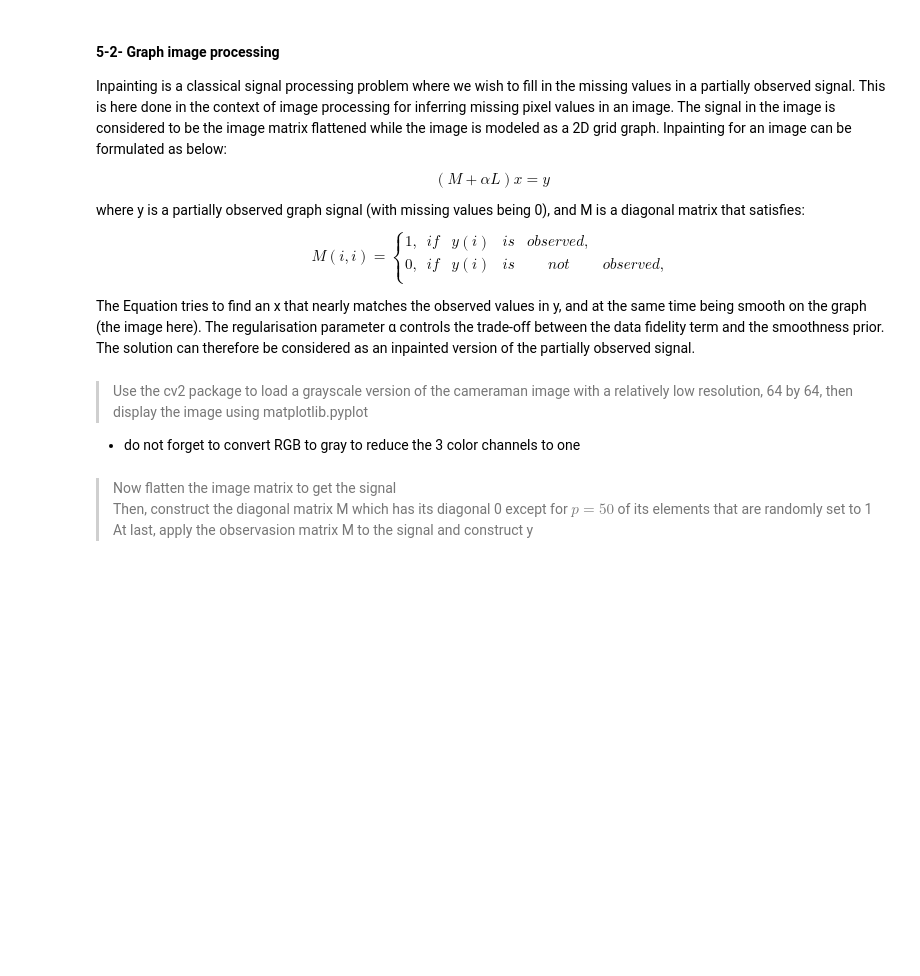
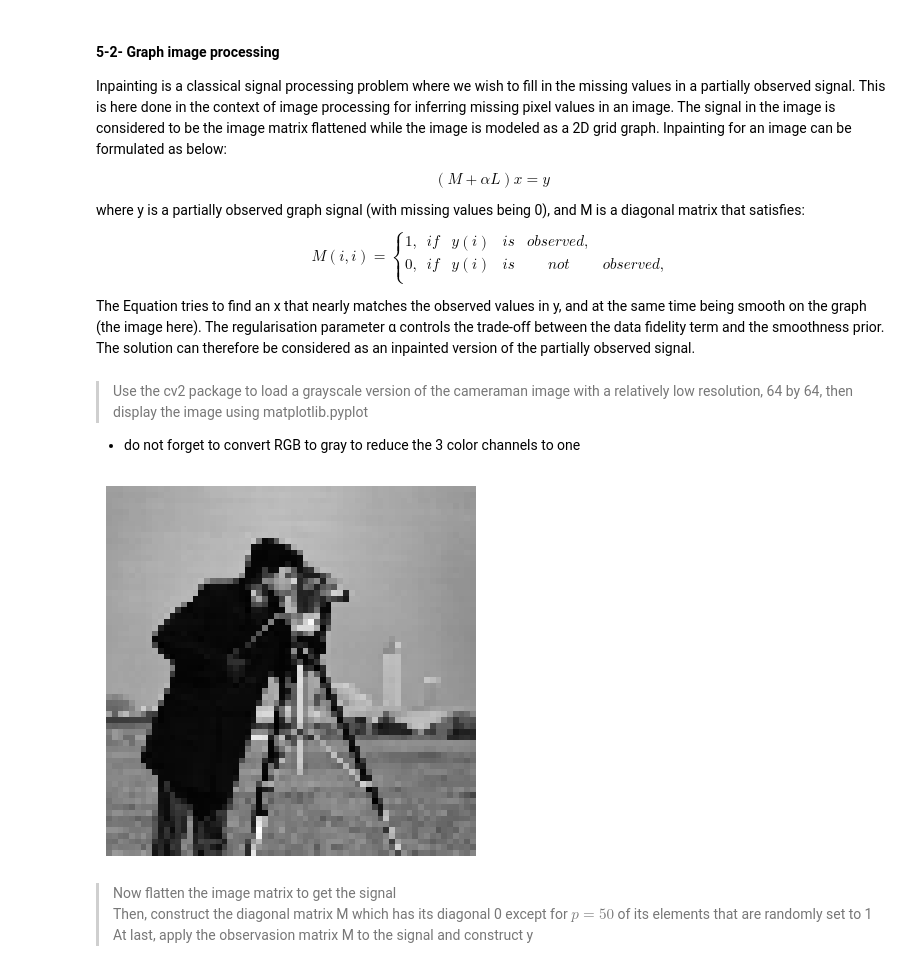
Before and after one commit to AliKouchekzade/CHW1, a Jupyter notebook: CHW1.ipynb, the cells around one changed output. Saved outputs shown, nothing was run; the diff lists cells and outputs as text; code cells hidden in the pictures; blank space fills up the shorter version.

```diff
--- a/CHW1.ipynb
+++ b/CHW1.ipynb
@@ -637,3 +648,17 @@ smoothness prior. The solution can therefore be considered as an inpainted versi
+# %%
+# Code cell
+# Load the image in grayscale
+img = cv2.imread("cameraman.jpg", cv2.IMREAD_GRAYSCALE)
+
+# Resize the image to 64x64
+img_resized = cv2.resize(img, (64, 64))
+
+# Display the resized image using Matplotlib
+plt.imshow(img_resized, cmap='gray')
+plt.axis('off')
+plt.show()
+# %% [output]
+[figure, added]
 # %% [markdown]
 >Now flatten the image matrix to get the signal\
 >Then, construct the diagonal matrix M which has its diagonal 0 except for $p = 50%$ of its elements that are randomly set to 1\
```
Also changed, not shown: parts of 6 cells of this notebook.
